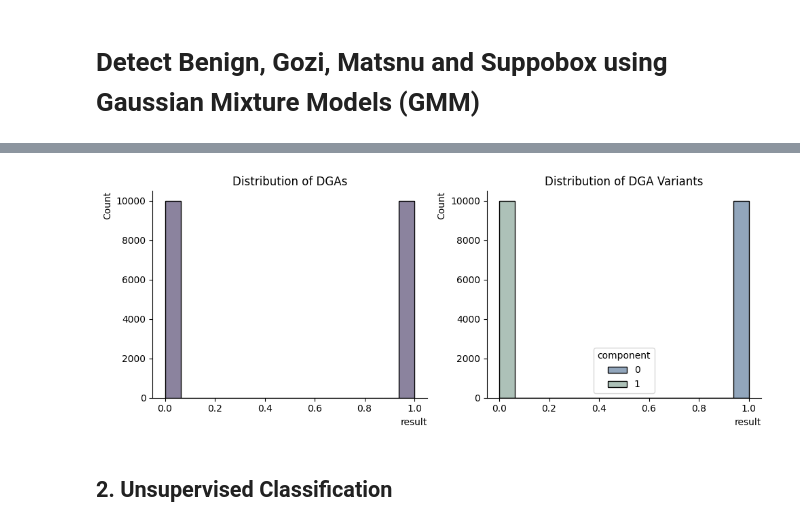
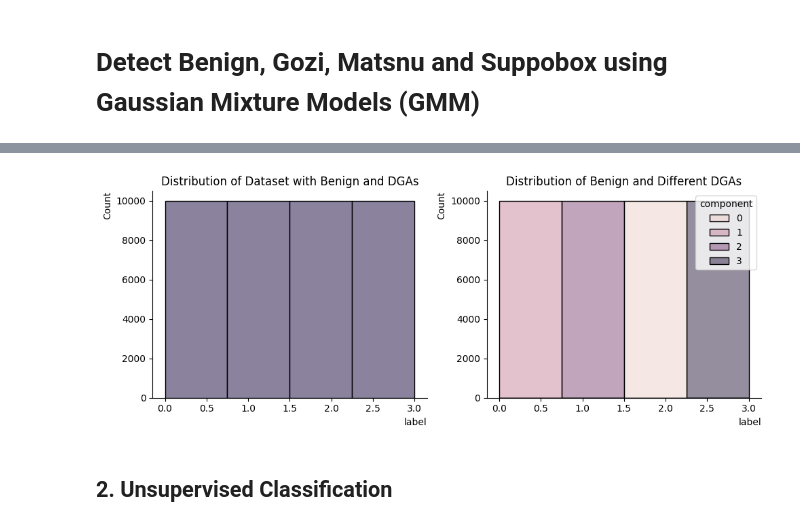
Before and after one commit to raja-azlina/DGA_Detection, a Jupyter notebook: detect_3dictionary_dgas.ipynb, the cells around one changed output, grey strips where cells are left out. Drawn from its saved outputs; the diff is of its cells as text; code cells hidden in the pictures.

```diff
--- a/detect_3dictionary_dgas.ipynb
+++ b/detect_3dictionary_dgas.ipynb
@@ -49,36 +50,34 @@ Saving trim-matsnu-10000-4.csv to trim-matsnu-10000-4.csv
 # %%
-# https://www.kaggle.com/datasets/sbonelondhlazi/bookstore-dataset
-
-#!kaggle datasets download -d sbonelondhlazi/bookstore-dataset
-#!unzip bookstore-dataset
 
 # load dataset
-#df = pd.read_csv('merged-40k-no1.csv')
-df = pd.read_csv('trim-matsnu-10000-4.csv')
+df = pd.read_csv('merged-40k-no1.csv')
+#df = pd.read_csv('trim-matsnu-10000-4.csv')
 
-# create a GMM model with 2 components (one for each mode in our distribution)
-gmm = GaussianMixture(n_components=2)
-gmm.fit(df[['result']])
+# create a GMM model with 4 components (one for each mode in our distribution)
+gmm = GaussianMixture(n_components=4)
+gmm.fit(df[['label']])
 
 # predict component for the feature
-df['component'] = gmm.predict(df[['result']])
+df['component'] = gmm.predict(df[['label']])
 # %%
 fig, (before, after) = plt.subplots(ncols=2, figsize=(10, 4))
 
-# plot histogram for a feature of interest: Qunatity of books
-sns.histplot(data=df, x='result', ax=before, color=colors[2])
+# plot histogram for a feature of interest:
+sns.histplot(data=df, x='label', bins=4, ax=before, color=colors[2])
 sns.despine()
-before.title.set_text("Distribution of DGAs")
+before.title.set_text("Distribution of Dataset with Benign and DGAs")
 
 # plot histogram, showing two components
-sns.histplot(data=df, x='result', hue='component', ax=after)
+sns.histplot(data=df, x='label', bins= 4, hue='component', ax=after)
 sns.despine()
-after.title.set_text("Distribution of DGA Variants")
+after.title.set_text("Distribution of Benign and Different DGAs")
 
+#does not work
+#plt.xticks(np.linspace(start=0, stop=4, num=4))
 plt.tight_layout()
 plt.show()
 # %% [output]
-[figure, old version]
+[figure, new version]
 # %% [markdown]
 ## 2. Unsupervised Classification
 # %%
```
Also changed, not shown: parts of 2 cells of this notebook.
